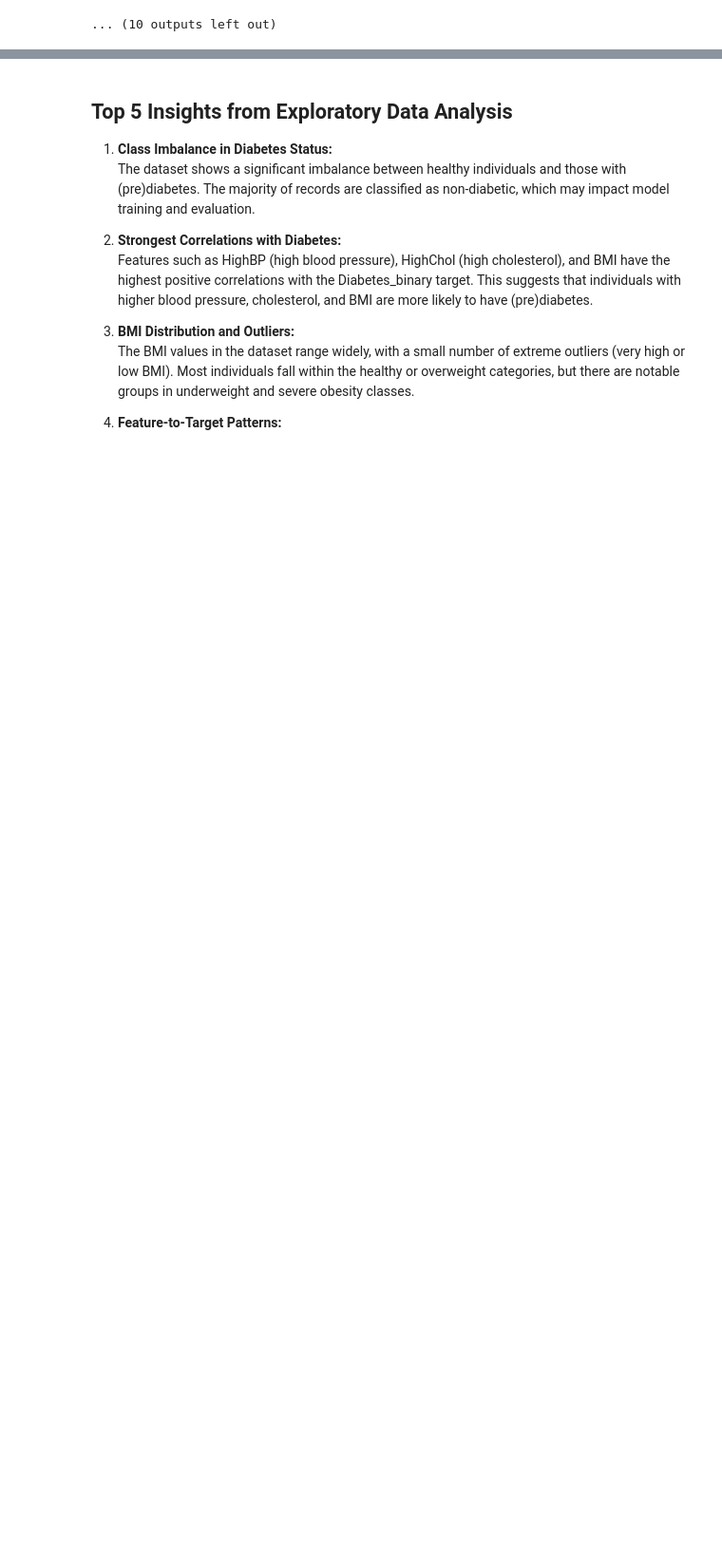
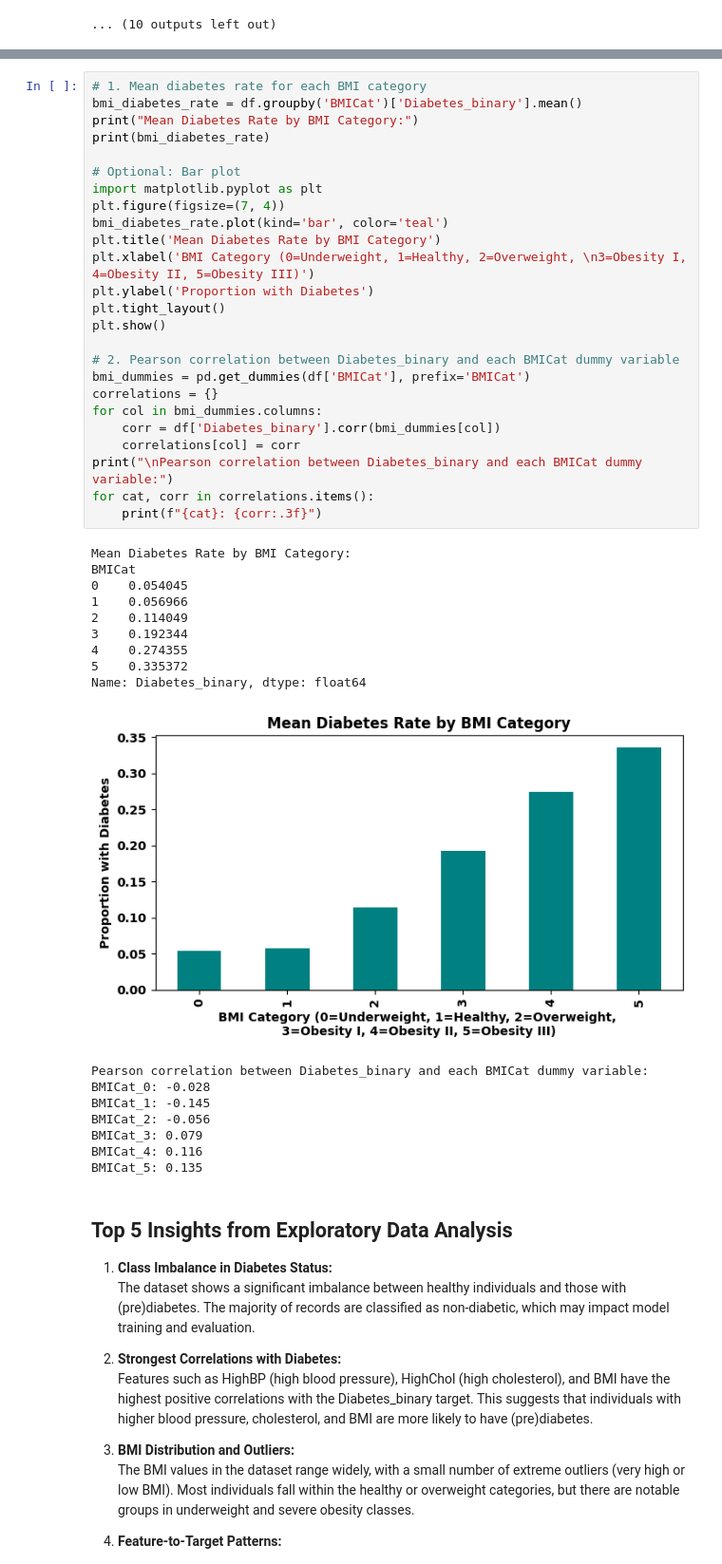
Before and after one commit to vijaivimu/SDS-CP035-gluco-track, a Jupyter notebook: beginner/submissions/team-members/NooraAlakulppi/noora-CP035.ipynb, the cells around one changed output, grey strips where cells are left out. Shown at 95% size. Drawn from its saved outputs; the diff is of its cells as text; blank space fills up the shorter version.

```diff
--- a/beginner/submissions/team-members/NooraAlakulppi/noora-CP035.ipynb
+++ b/beginner/submissions/team-members/NooraAlakulppi/noora-CP035.ipynb
@@ -522,3 +638,46 @@ for feature in all_features:
+# %%
+# 1. Mean diabetes rate for each BMI category
+bmi_diabetes_rate = df.groupby('BMICat')['Diabetes_binary'].mean()
+print("Mean Diabetes Rate by BMI Category:")
+print(bmi_diabetes_rate)
+
+# Optional: Bar plot
+import matplotlib.pyplot as plt
+plt.figure(figsize=(7, 4))
+bmi_diabetes_rate.plot(kind='bar', color='teal')
+plt.title('Mean Diabetes Rate by BMI Category')
+plt.xlabel('BMI Category (0=Underweight, 1=Healthy, 2=Overweight, \n3=Obesity I, 4=Obesity II, 5=Obesity III)')
+plt.ylabel('Proportion with Diabetes')
+plt.tight_layout()
+plt.show()
+
+# 2. Pearson correlation between Diabetes_binary and each BMICat dummy variable
+bmi_dummies = pd.get_dummies(df['BMICat'], prefix='BMICat')
+correlations = {}
+for col in bmi_dummies.columns:
+    corr = df['Diabetes_binary'].corr(bmi_dummies[col])
+    correlations[col] = corr
+print("\nPearson correlation between Diabetes_binary and each BMICat dummy variable:")
+for cat, corr in correlations.items():
+    print(f"{cat}: {corr:.3f}")
+# %% [output]
+Mean Diabetes Rate by BMI Category:
+BMICat
+0    0.054045
+1    0.056966
+2    0.114049
+3    0.192344
+4    0.274355
+5    0.335372
+Name: Diabetes_binary, dtype: float64
+[figure, added]
+Pearson correlation between Diabetes_binary and each BMICat dummy variable:
+BMICat_0: -0.028
+BMICat_1: -0.145
+BMICat_2: -0.056
+BMICat_3: 0.079
+BMICat_4: 0.116
+BMICat_5: 0.135
 # %% [markdown]
 ## Top 5 Insights from Exploratory Data Analysis
 
```
Also changed, not shown: parts of 11 cells of this notebook.
